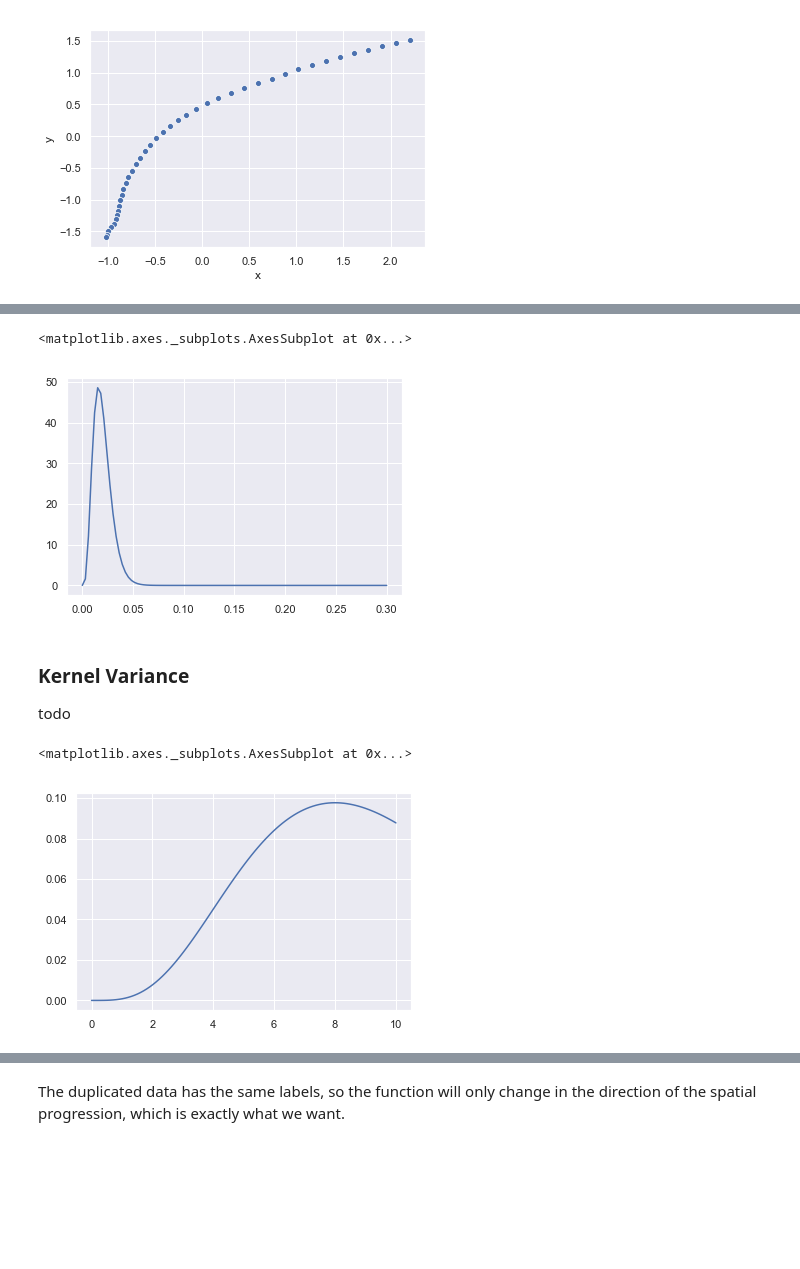
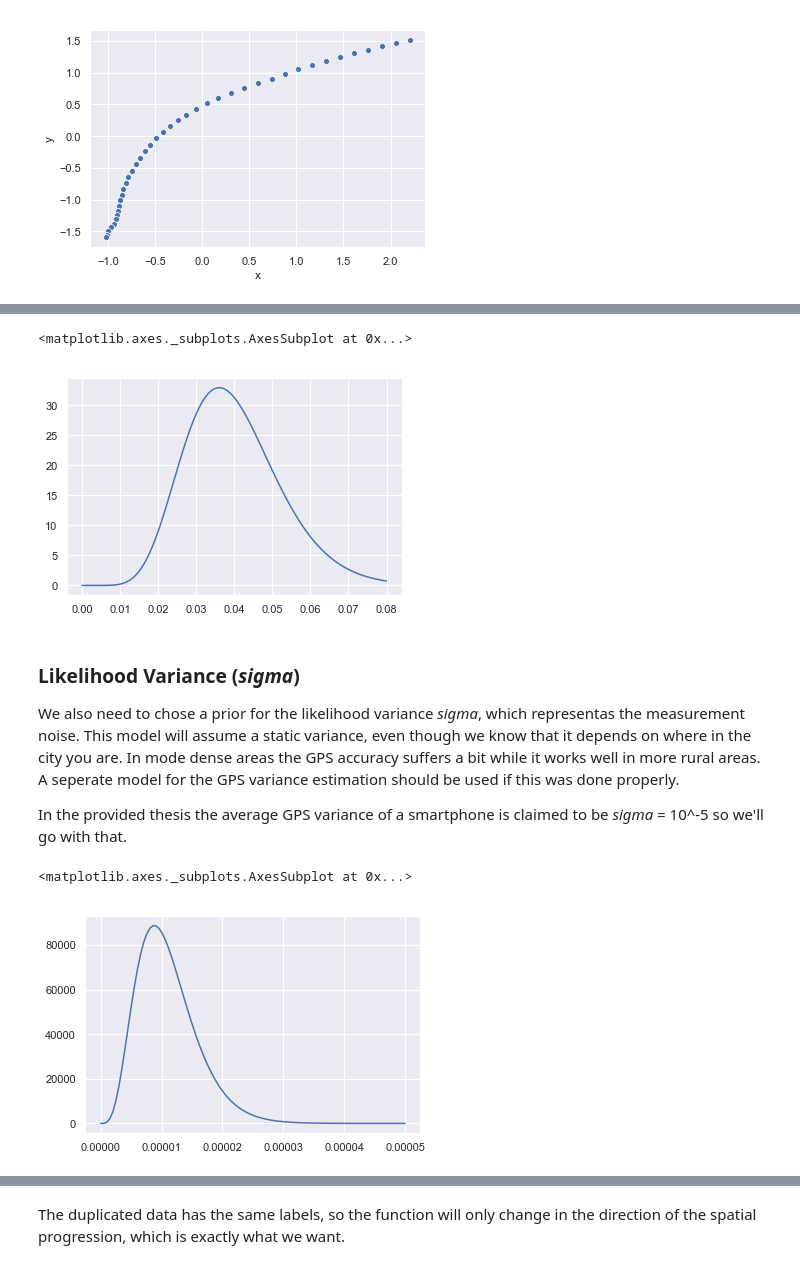
Before and after one commit to M20190649/TDDE19-bus-arrival-time, a Jupyter notebook: GP/Arrival Time Prediction 3 - Synchronisation.ipynb, the cells around one changed output, grey strips where cells are left out. Cells and saved outputs as stored; diff of their text form; code cells hidden in the pictures; blank space fills up the shorter version.

```diff
--- a/GP/Arrival Time Prediction 3 - Synchronisation.ipynb
+++ b/GP/Arrival Time Prediction 3 - Synchronisation.ipynb
@@ -120,21 +116,23 @@ After trying this out it was apparent that the sigma was way to small, and that
 # %%
 xmin = 0
-xmax = 0.3
+xmax = 0.08
 xx = np.linspace(xmin, xmax, 100)[:,None]
-y = stats.gamma.pdf(xx, a=5, scale=0.004)
+y = stats.gamma.pdf(xx, a=10, scale=0.004)
 sns.lineplot(x = xx[:,0], y = y[:,0])
 # %% [output]
 <matplotlib.axes._subplots.AxesSubplot at 0x...>
-[figure, old version]
+[figure, new version]
-# %% [markdown]
-### Kernel Variance
-todo
+# %% [markdown]
+### Likelihood Variance (*sigma*)
+We also need to chose a prior for the likelihood variance *sigma*, which representas the measurement noise. This model will assume a static variance, even though we know that it depends on where in the city you are. In mode dense areas the GPS accuracy suffers a bit while it works well in more rural areas. A seperate model for the GPS variance estimation should be used if this was done properly.
+
+In the provided thesis the average GPS variance of a smartphone is claimed to be *sigma* = 10^-5 so we'll go with that.
 # %%
 xmin = 0
-xmax = 10
+xmax = 0.00005
 xx = np.linspace(xmin, xmax, 100)[:,None]
-y = stats.gamma.pdf(xx, a=5, scale=2)
+y = stats.gamma.pdf(xx, a=5, scale=0.0000022)
 sns.lineplot(x = xx[:,0], y = y[:,0])
 # %% [output]
 <matplotlib.axes._subplots.AxesSubplot at 0x...>
-[figure, old version]
+[figure, new version]
```
Also changed, not shown: parts of 32 cells of this notebook, 1 other file.
